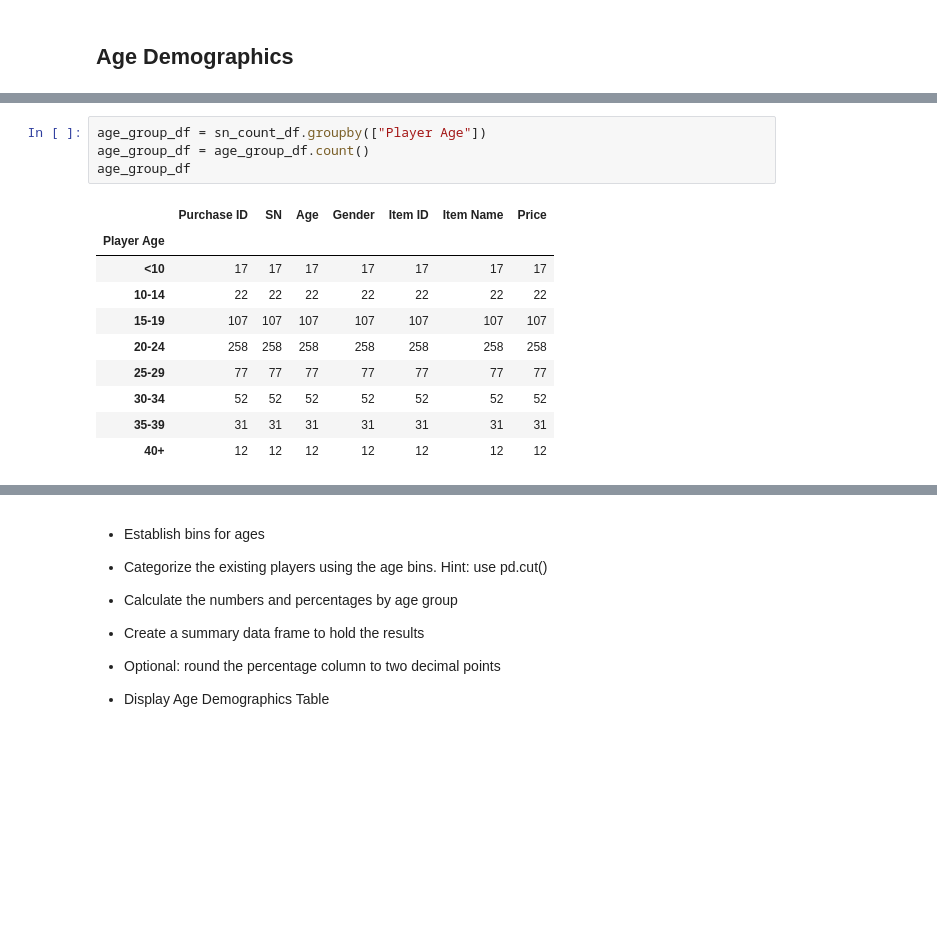
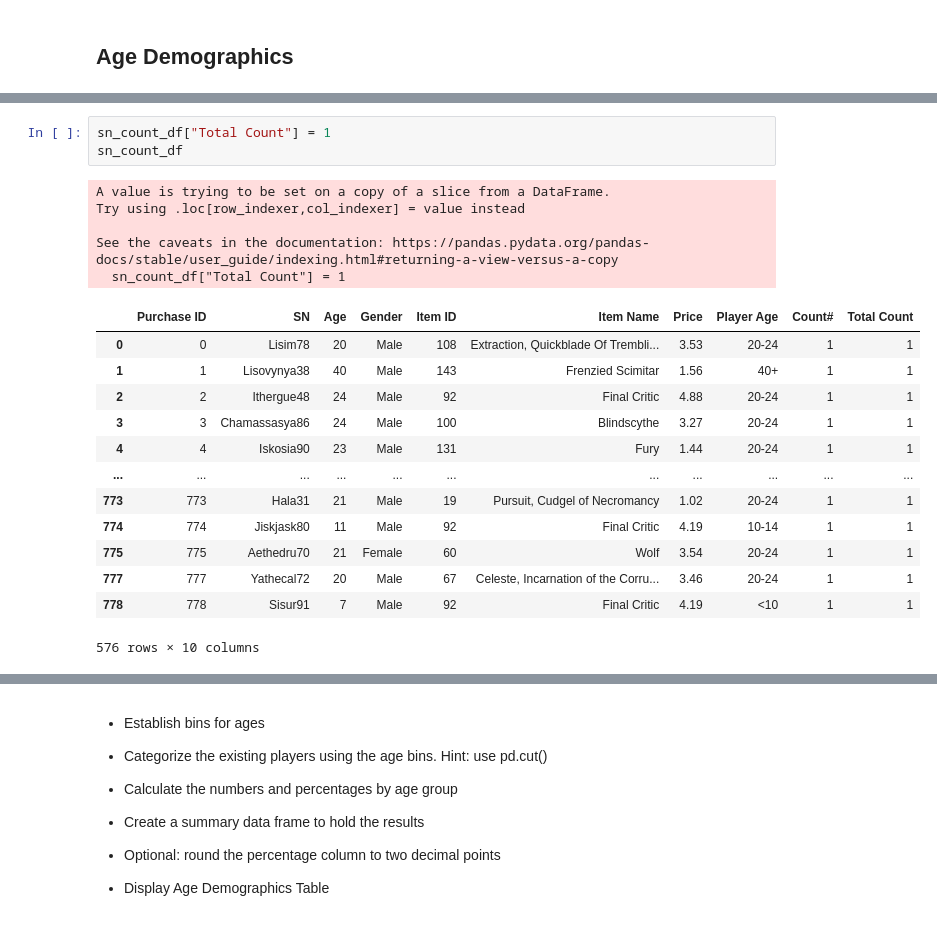
Before and after one commit to Gujaratigirl/Pandas_Challenge, a Jupyter notebook: HeroesOfPymoli/2 HeroesOfPymoli_starter.ipynb, the cells around one changed output, grey strips where cells are left out. Saved outputs shown, nothing was run; the diff lists cells and outputs as text; blank space fills up the shorter version.

```diff
--- a/HeroesOfPymoli/2 HeroesOfPymoli_starter.ipynb
+++ b/HeroesOfPymoli/2 HeroesOfPymoli_starter.ipynb
@@ -205,15 +205,22 @@ See the caveats in the documentation: https://pandas.pydata.org/pandas-docs/stab
-# %%
-age_group_df = sn_count_df.groupby(["Player Age"])
-age_group_df = age_group_df.count()
-age_group_df
-# %% [output]
-|  | Purchase ID | SN | Age | Gender | Item ID | Item Name | Price |
-| Player Age |  |  |  |  |  |  |  |
-| <10 | 17 | 17 | 17 | 17 | 17 | 17 | 17 |
-| 10-14 | 22 | 22 | 22 | 22 | 22 | 22 | 22 |
-| 15-19 | 107 | 107 | 107 | 107 | 107 | 107 | 107 |
-| 20-24 | 258 | 258 | 258 | 258 | 258 | 258 | 258 |
-| 25-29 | 77 | 77 | 77 | 77 | 77 | 77 | 77 |
-| 30-34 | 52 | 52 | 52 | 52 | 52 | 52 | 52 |
-| 35-39 | 31 | 31 | 31 | 31 | 31 | 31 | 31 |
-| 40+ | 12 | 12 | 12 | 12 | 12 | 12 | 12 |
+# %%
+sn_count_df["Total Count"] = 1
+sn_count_df
+# %% [output]
+A value is trying to be set on a copy of a slice from a DataFrame.
+Try using .loc[row_indexer,col_indexer] = value instead
+
+See the caveats in the documentation: https://pandas.pydata.org/pandas-docs/stable/user_guide/indexing.html#returning-a-view-versus-a-copy
+  sn_count_df["Total Count"] = 1
+|  | Purchase ID | SN | Age | Gender | Item ID | Item Name | Price | Player Age | Count# | Total Count |
+| 0 | 0 | Lisim78 | 20 | Male | 108 | Extraction, Quickblade Of Trembli... | 3.53 | 20-24 | 1 | 1 |
+| 1 | 1 | Lisovynya38 | 40 | Male | 143 | Frenzied Scimitar | 1.56 | 40+ | 1 | 1 |
+| 2 | 2 | Ithergue48 | 24 | Male | 92 | Final Critic | 4.88 | 20-24 | 1 | 1 |
+| 3 | 3 | Chamassasya86 | 24 | Male | 100 | Blindscythe | 3.27 | 20-24 | 1 | 1 |
+| 4 | 4 | Iskosia90 | 23 | Male | 131 | Fury | 1.44 | 20-24 | 1 | 1 |
+| ... | ... | ... | ... | ... | ... | ... | ... | ... | ... | ... |
+| 773 | 773 | Hala31 | 21 | Male | 19 | Pursuit, Cudgel of Necromancy | 1.02 | 20-24 | 1 | 1 |
+| 774 | 774 | Jiskjask80 | 11 | Male | 92 | Final Critic | 4.19 | 10-14 | 1 | 1 |
+| 775 | 775 | Aethedru70 | 21 | Female | 60 | Wolf | 3.54 | 20-24 | 1 | 1 |
+| 777 | 777 | Yathecal72 | 20 | Male | 67 | Celeste, Incarnation of the Corru... | 3.46 | 20-24 | 1 | 1 |
+| 778 | 778 | Sisur91 | 7 | Male | 92 | Final Critic | 4.19 | <10 | 1 | 1 |
+576 rows × 10 columns
```
Also changed, not shown: parts of 4 cells of this notebook.
